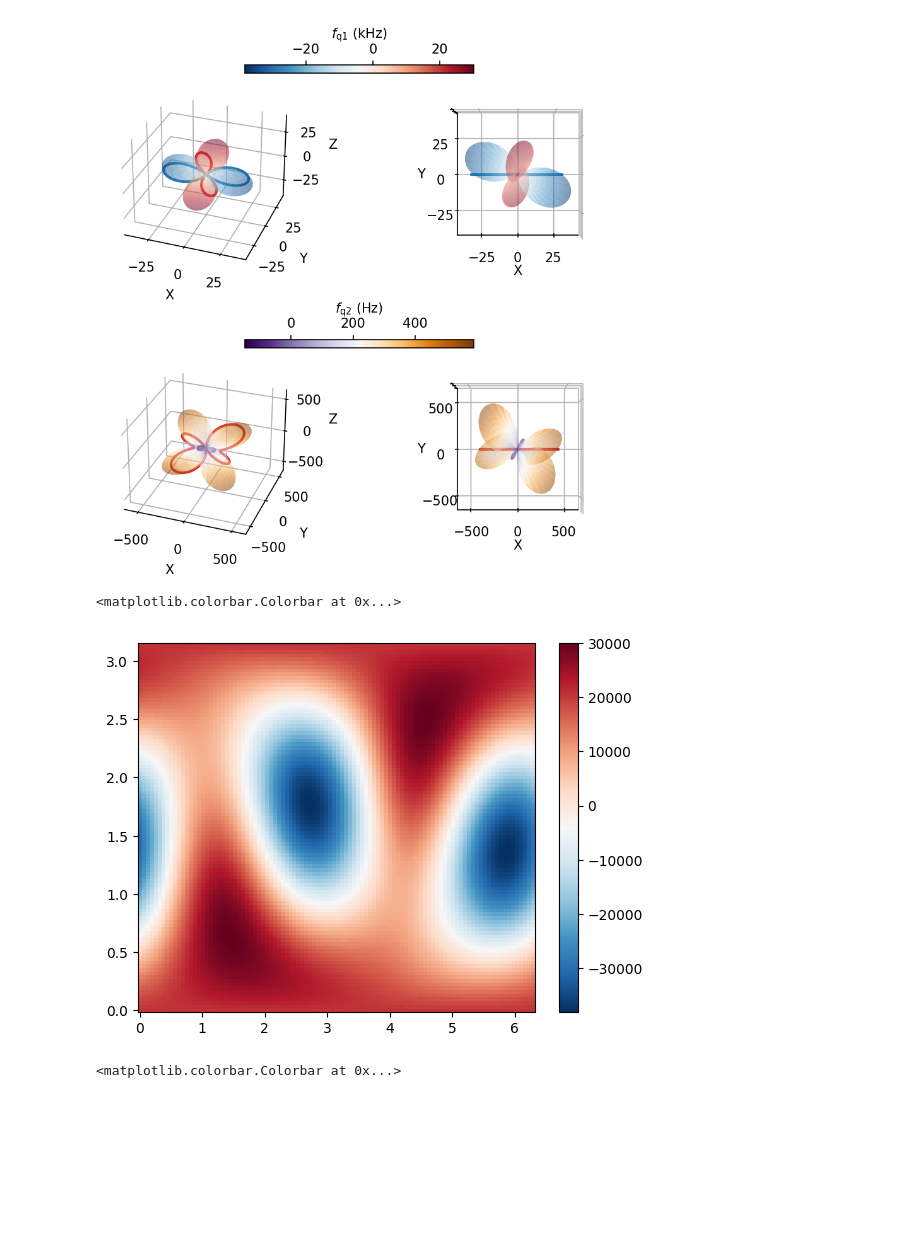
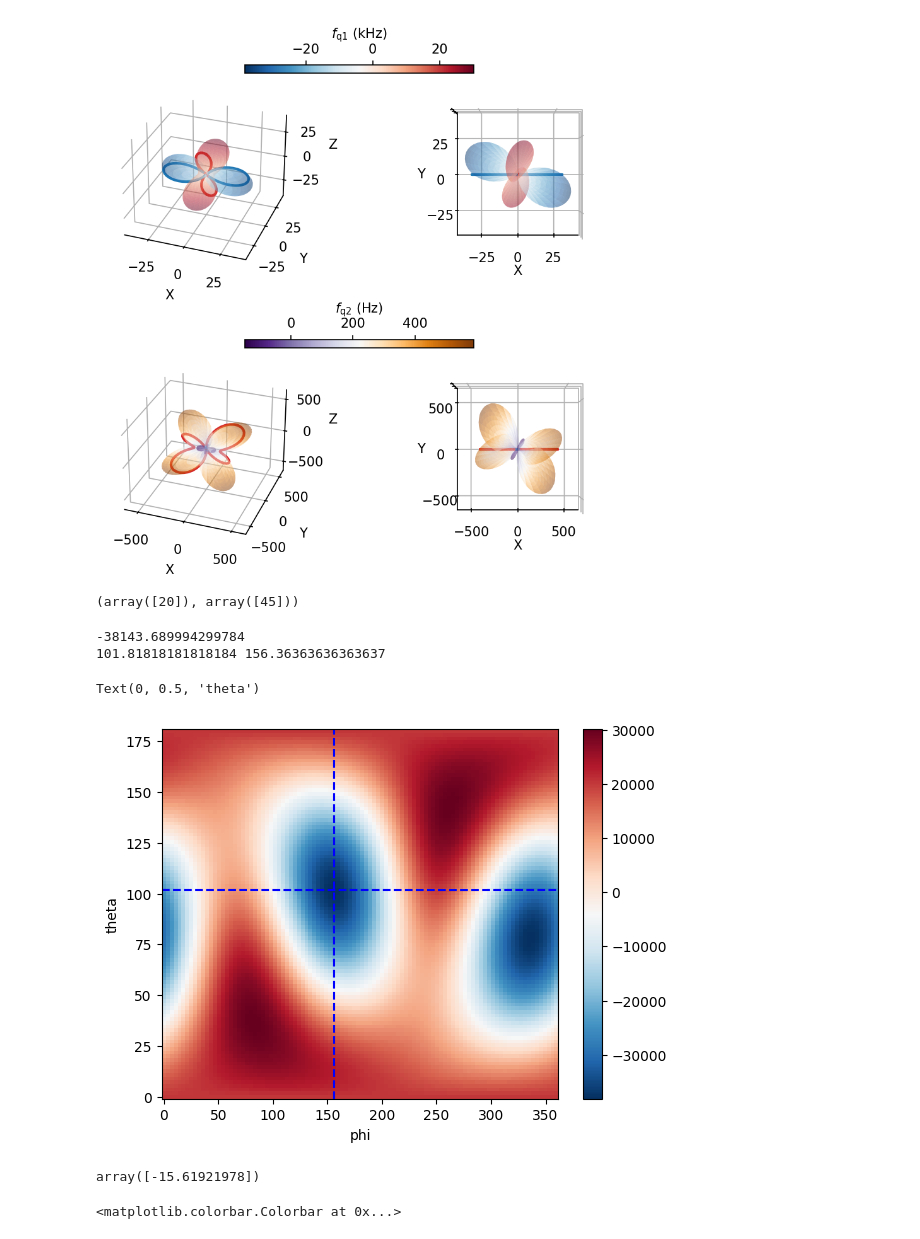
Before and after one commit to arjenvaartjes/Psyduck, a Jupyter notebook: examples/quadrupole modeling/extracting_quadrupole_tensor_few_angles.ipynb, the cells around one changed output. Cells and saved outputs as stored; diff of their text form; code cells hidden in the pictures; blank space fills up the shorter version.

```diff
--- a/examples/quadrupole modeling/extracting_quadrupole_tensor_few_angles.ipynb
+++ b/examples/quadrupole modeling/extracting_quadrupole_tensor_few_angles.ipynb
@@ -645,11 +645,34 @@ phi_grid = np.linspace(0, 2 * np.pi, 100)
 fq1_grid = get_fq1(V_ab, I_SPIN, B0, GAMMA_NUCLEAR, Q_N, theta_grid, phi_grid)
 fq2_grid = get_fq2(V_ab, I_SPIN, B0, GAMMA_NUCLEAR, Q_N, theta_grid, phi_grid)
+# %%
+idx_max
+# %% [output]
+(array([20]), array([45]))
 # %%
-plt.pcolormesh(phi_grid, theta_grid, fq1_grid, cmap='RdBu_r')
+plt.pcolormesh(phi_grid/np.pi*180, theta_grid/np.pi*180, fq1_grid, cmap='RdBu_r')
 plt.colorbar()
+
+idx_max = np.where(fq1_grid == fq1_grid.min())
+phi_max = phi_grid[idx_max[1][0]]/np.pi*180
+theta_max = theta_grid[idx_max[0][0]]/np.pi*180
+plt.axhline(theta_max, color='b', linestyle='--')
+plt.axvline(phi_max, color='b', linestyle='--')
+
+print(fq1_grid.min())
+
+print(theta_max, phi_max)
+
+plt.xlabel('phi')
+plt.ylabel('theta')
 # %% [output]
-<matplotlib.colorbar.Colorbar at 0x...>
+-38143.689994299784
+101.81818181818184 156.36363636363637
+Text(0, 0.5, 'theta')
-[figure, old version]
+[figure, new version]
+# %%
+fq2_grid[idx_max]
+# %% [output]
+array([-15.61921978])
 # %%
 fig, ax, pcm = spherical_plot_hammer(fq1_grid*1e-3, cmap='RdBu_r')
 plt.colorbar(pcm, label=r'$fq_1$ (kHz)')
```
Also changed, not shown: parts of 1 cell of this notebook.
